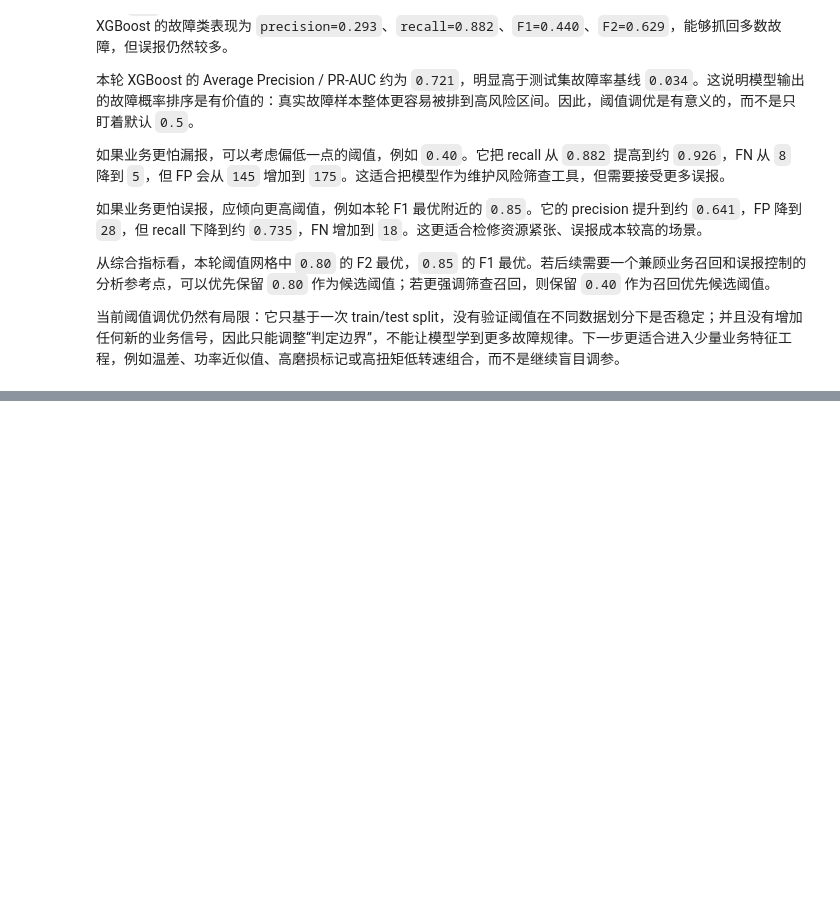
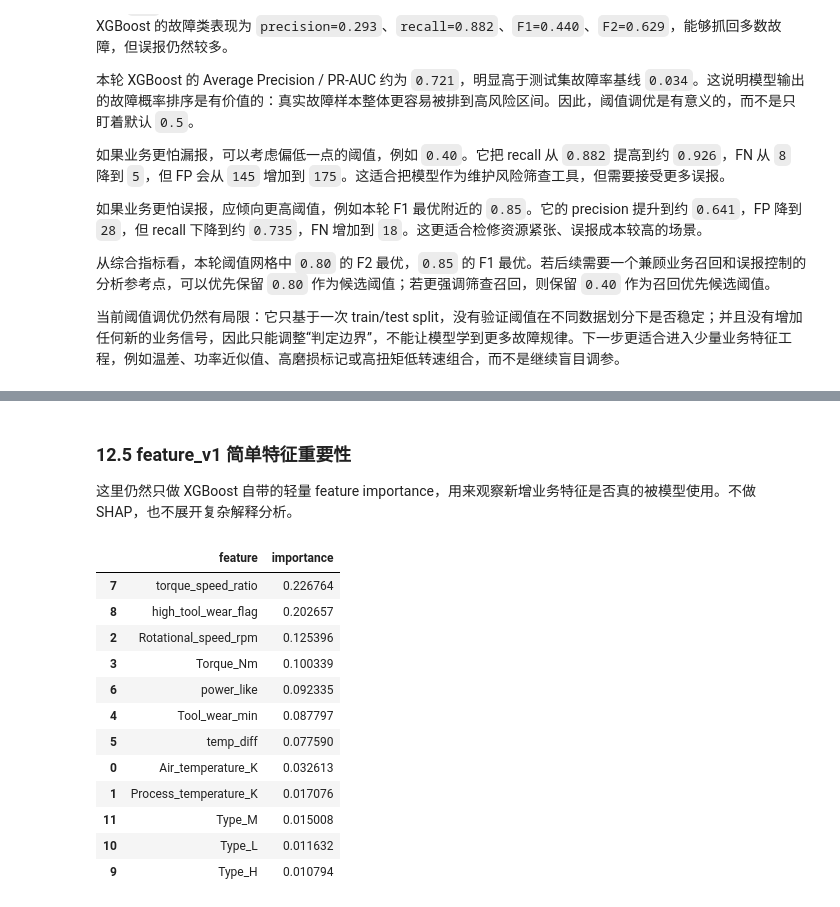
Before and after one commit to lmj5201314love/2020-AI4I, a Jupyter notebook: ai4i_predictive_maintenance/notebooks/03_model_baseline.ipynb, the cells around one changed output, grey strips where cells are left out. Cells and saved outputs as stored; diff of their text form; code cells hidden in the pictures; blank space fills up the shorter version.

```diff
--- a/ai4i_predictive_maintenance/notebooks/03_model_baseline.ipynb
+++ b/ai4i_predictive_maintenance/notebooks/03_model_baseline.ipynb
@@ -504,0 +770,25 @@ for _, row in candidate_thresholds.iterrows():
+# %% [markdown]
+### 12.5 feature_v1 简单特征重要性
+
+这里仍然只做 XGBoost 自带的轻量 feature importance，用来观察新增业务特征是否真的被模型使用。不做 SHAP，也不展开复杂解释分析。
+# %%
+feature_v1_importance = pd.DataFrame({
+    "feature": X_feature_v1.columns,
+    "importance": xgb_feature_v1.feature_importances_,
+}).sort_values("importance", ascending=False)
+
+feature_v1_importance
+# %% [output]
+|  | feature | importance |
+| 7 | torque_speed_ratio | 0.226764 |
+| 8 | high_tool_wear_flag | 0.202657 |
+| 2 | Rotational_speed_rpm | 0.125396 |
+| 3 | Torque_Nm | 0.100339 |
+| 6 | power_like | 0.092335 |
+| 4 | Tool_wear_min | 0.087797 |
+| 5 | temp_diff | 0.077590 |
+| 0 | Air_temperature_K | 0.032613 |
+| 1 | Process_temperature_K | 0.017076 |
+| 11 | Type_M | 0.015008 |
+| 10 | Type_L | 0.011632 |
+| 9 | Type_H | 0.010794 |
```
Also changed, not shown: parts of 30 cells of this notebook, 2 other files.
